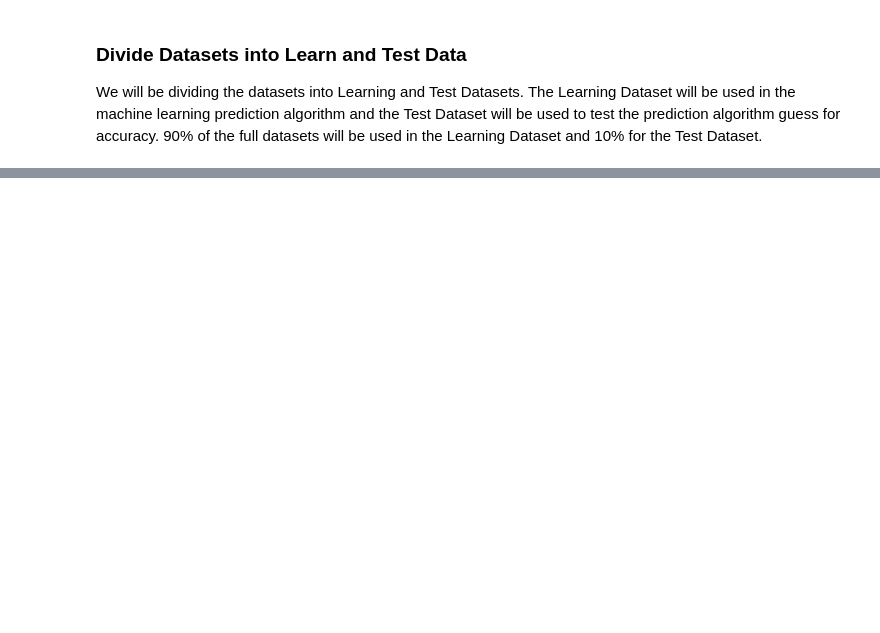
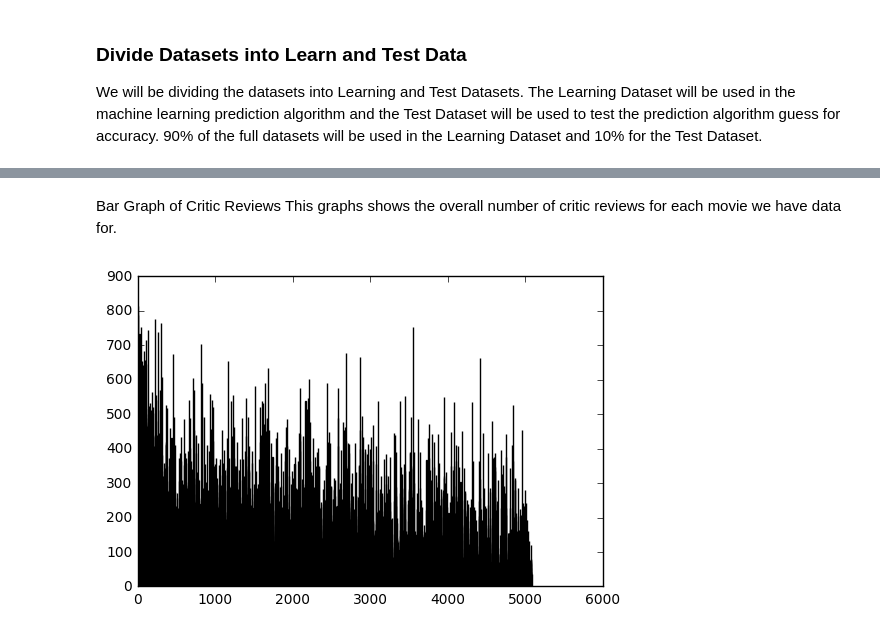
Before and after one commit to CSCI4800-Fall2016-Group12/IMDB-Rating-Prediction, a Jupyter notebook: Data Exploration.ipynb, the cells around one changed output, grey strips where cells are left out. Saved outputs shown, nothing was run; the diff lists cells and outputs as text; code cells hidden in the pictures; blank space fills up the shorter version.

```diff
--- a/Data Exploration.ipynb
+++ b/Data Exploration.ipynb
@@ -340,0 +369,15 @@ User Testing Dataset size: 479
+# %% [markdown]
+Bar Graph of Critic Reviews
+This graphs shows the overall number of critic reviews for each movie we have data for.
+# %%
+# Number of critic review per movie
+critic_total = getcol('critic_count')
+
+critic_total.pop(0)
+critic_total= [float(i) for i in critic_total if i != '']
+
+N = len(critic_total)
+x = range(N)
+h5 = pylab.bar(x, critic_total, .5)
+# %% [output]
+[figure, added]
```
Also changed, not shown: parts of 24 cells of this notebook.
